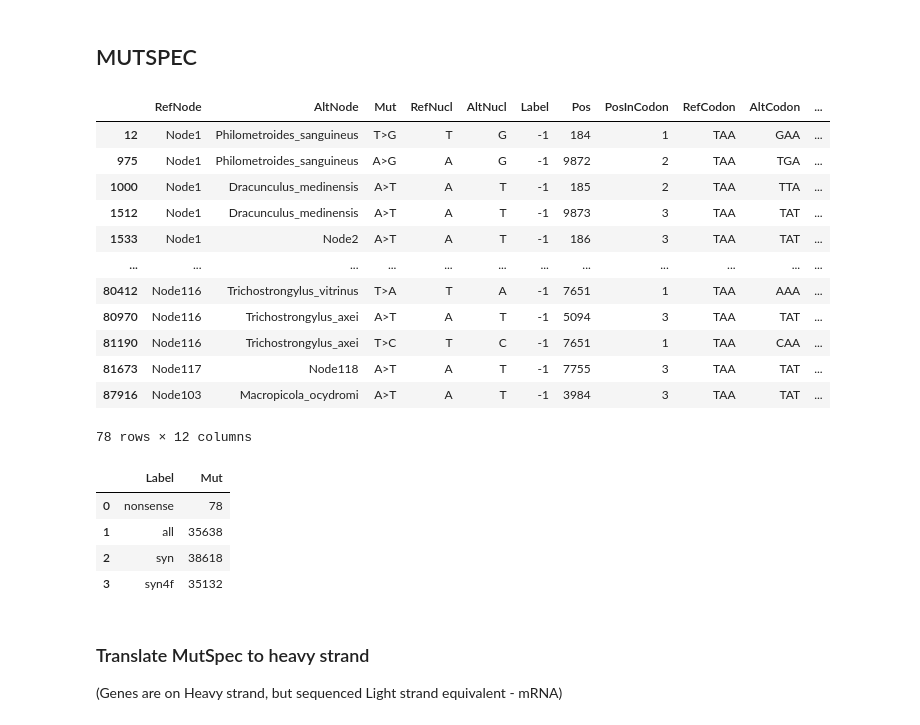
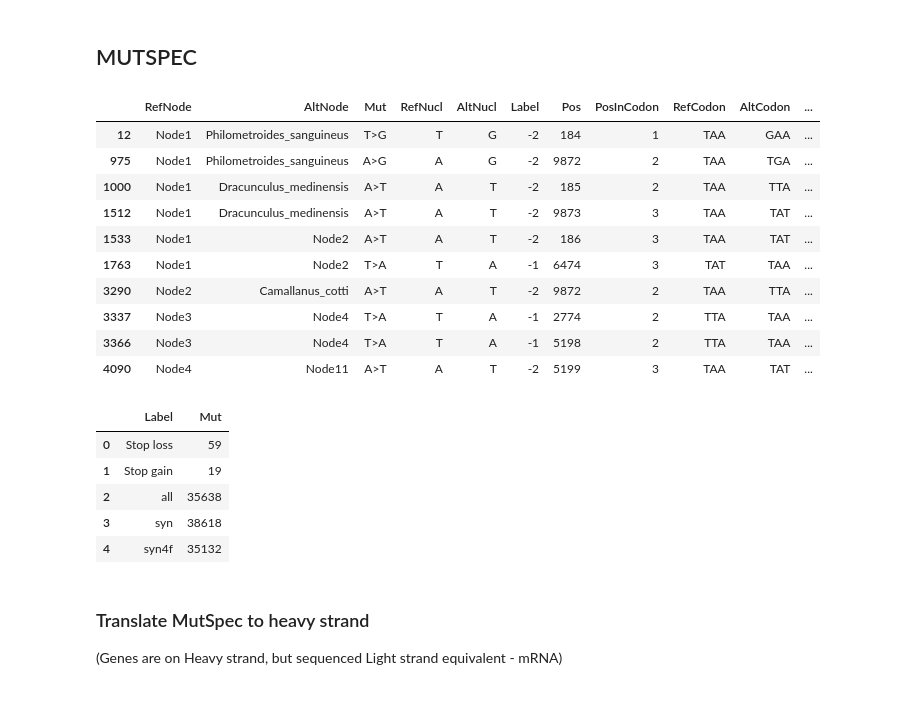
Before and after one commit to kpotoh/birds, a Jupyter notebook: nb/mut_extraction_nematoda.ipynb, the cells around one changed output. Saved outputs shown, nothing was run; the diff lists cells and outputs as text; code cells hidden in the pictures.

Commit message:
stop loss/gain

```diff
--- a/nb/mut_extraction_nematoda.ipynb
+++ b/nb/mut_extraction_nematoda.ipynb
@@ -107,41 +107,42 @@ mutations = pd.read_csv("../data/processed/nematoda_mutations.csv")
 edge_mutspec_all = pd.read_csv("../data/processed/nematoda_mutspec_all.csv")
 edge_mutspec_syn = pd.read_csv("../data/processed/nematoda_mutspec_syn.csv")
 edge_mutspec_ff = pd.read_csv("../data/processed/nematoda_mutspec_ff.csv")
+# %%
+mutations.loc[(mutations.Label < 0) & (mutations.RefAa == "*"), "Label"] = -2
 # %%
 nonsense_muts = mutations[
     (mutations.Label < 0) &
     (mutations.Mut.str.fullmatch("[ACGT]>[ACGT]"))
 ]
-nonsense_muts
+nonsense_muts.head(10)
 # %% [output]
 |  | RefNode | AltNode | Mut | RefNucl | AltNucl | Label | Pos | PosInCodon | RefCodon | AltCodon | ... |
-| 12 | Node1 | Philometroides_sanguineus | T>G | T | G | -1 | 184 | 1 | TAA | GAA | ... |
-| 975 | Node1 | Philometroides_sanguineus | A>G | A | G | -1 | 9872 | 2 | TAA | TGA | ... |
-| 1000 | Node1 | Dracunculus_medinensis | A>T | A | T | -1 | 185 | 2 | TAA | TTA | ... |
-| 1512 | Node1 | Dracunculus_medinensis | A>T | A | T | -1 | 9873 | 3 | TAA | TAT | ... |
-| 1533 | Node1 | Node2 | A>T | A | T | -1 | 186 | 3 | TAA | TAT | ... |
-| ... | ... | ... | ... | ... | ... | ... | ... | ... | ... | ... | ... |
-| 80412 | Node116 | Trichostrongylus_vitrinus | T>A | T | A | -1 | 7651 | 1 | TAA | AAA | ... |
-| 80970 | Node116 | Trichostrongylus_axei | A>T | A | T | -1 | 5094 | 3 | TAA | TAT | ... |
-| 81190 | Node116 | Trichostrongylus_axei | T>C | T | C | -1 | 7651 | 1 | TAA | CAA | ... |
-| 81673 | Node117 | Node118 | A>T | A | T | -1 | 7755 | 3 | TAA | TAT | ... |
-| 87916 | Node103 | Macropicola_ocydromi | A>T | A | T | -1 | 3984 | 3 | TAA | TAT | ... |
+| 12 | Node1 | Philometroides_sanguineus | T>G | T | G | -2 | 184 | 1 | TAA | GAA | ... |
+| 975 | Node1 | Philometroides_sanguineus | A>G | A | G | -2 | 9872 | 2 | TAA | TGA | ... |
+| 1000 | Node1 | Dracunculus_medinensis | A>T | A | T | -2 | 185 | 2 | TAA | TTA | ... |
+| 1512 | Node1 | Dracunculus_medinensis | A>T | A | T | -2 | 9873 | 3 | TAA | TAT | ... |
+| 1533 | Node1 | Node2 | A>T | A | T | -2 | 186 | 3 | TAA | TAT | ... |
+| 1763 | Node1 | Node2 | T>A | T | A | -1 | 6474 | 3 | TAT | TAA | ... |
+| 3290 | Node2 | Camallanus_cotti | A>T | A | T | -2 | 9872 | 2 | TAA | TTA | ... |
+| 3337 | Node3 | Node4 | T>A | T | A | -1 | 2774 | 2 | TTA | TAA | ... |
+| 3366 | Node3 | Node4 | T>A | T | A | -1 | 5198 | 2 | TTA | TAA | ... |
+| 4090 | Node4 | Node11 | A>T | A | T | -2 | 5199 | 3 | TAA | TAT | ... |
-78 rows × 12 columns
 # %%
 _mutations_description = mutations[
     (mutations.RefNucl.isin(list("ACGT"))) &
     (mutations.AltNucl.isin(list("ACGT")))
 ].groupby("Label").Mut.count().reset_index()
 _mutations_description["Label"] = _mutations_description.Label.map(
-    {-1: "nonsense", 0: "all", 1: "syn", 2: "syn4f"})
+    {-2: "Stop loss", -1: "Stop gain", 0: "all", 1: "syn", 2: "syn4f"})
 
 _mutations_description
 # %% [output]
 |  | Label | Mut |
-| 0 | nonsense | 78 |
-| 1 | all | 35638 |
-| 2 | syn | 38618 |
-| 3 | syn4f | 35132 |
+| 0 | Stop loss | 59 |
+| 1 | Stop gain | 19 |
+| 2 | all | 35638 |
+| 3 | syn | 38618 |
+| 4 | syn4f | 35132 |
 # %% [markdown]
 ### Translate MutSpec to heavy strand
 
```
Also changed, not shown: parts of 2 cells of this notebook.
